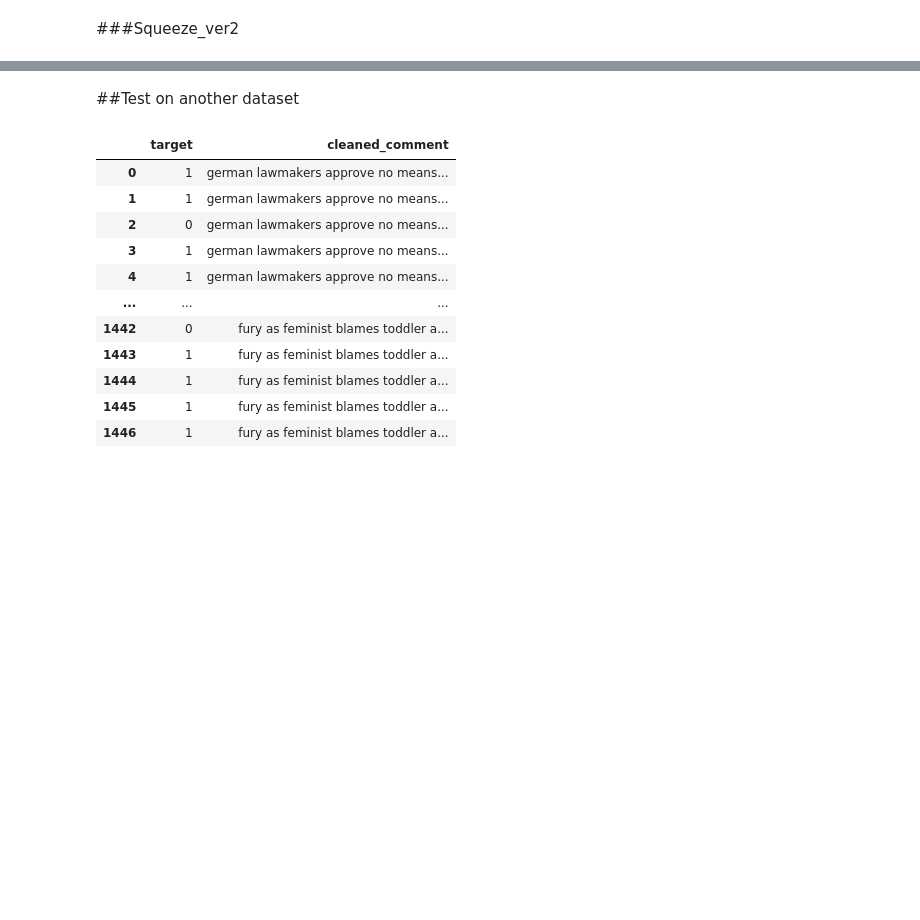
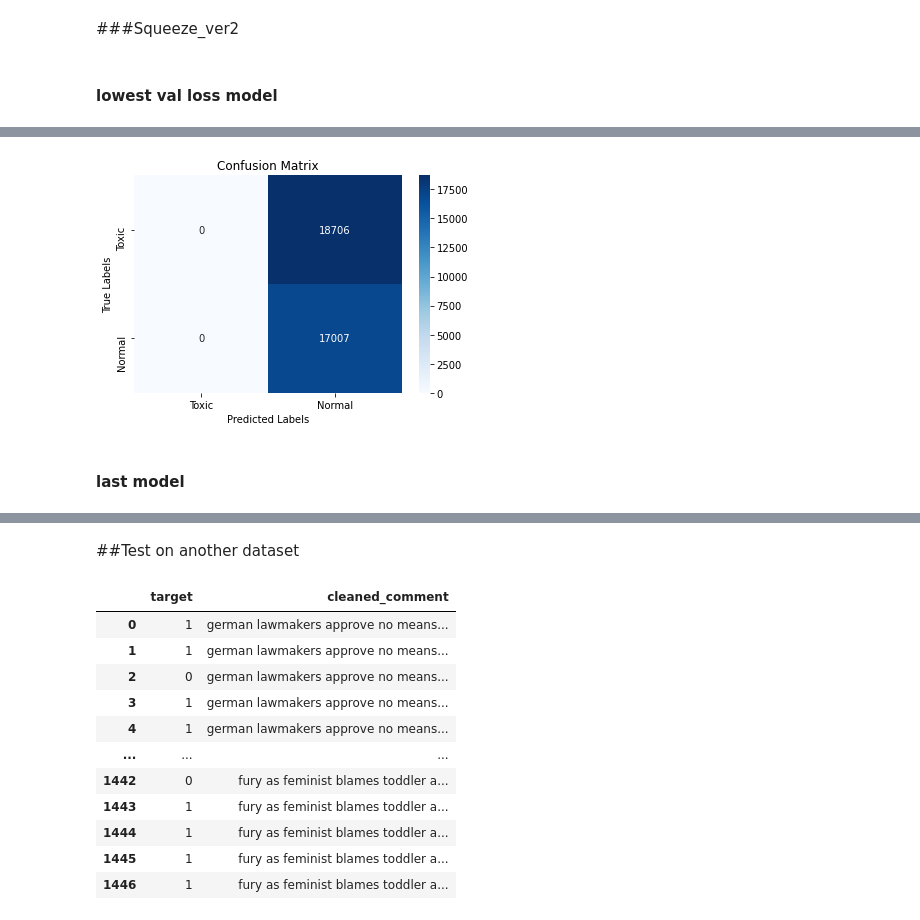
Before and after one commit to Gyeong-Hyeon/TOXIC_SPEECH_DETECTION, a Jupyter notebook: Modeling.ipynb, the cells around one changed output, grey strips where cells are left out. Drawn from its saved outputs; the diff is of its cells as text; code cells hidden in the pictures; blank space fills up the shorter version.

```diff
--- a/Modeling.ipynb
+++ b/Modeling.ipynb
@@ -711,0 +1041,7 @@ Test took: 0:03:08
+# %%
+model = SqueezeBertForSequenceClassification.from_pretrained('squeezebert/squeezebert-uncased', num_labels=2)
+state_dict = torch.load('/content/drive/MyDrive/finalproject/squeeze_ver1/E-4-VL-0.6932/pytorch_model.bin')
+model.load_state_dict(state_dict)
+
+device = xm.xla_device()
+model = model.to(device)
@@ -1214,3 +1349,5 @@ def torch_dataset(X,y):
 
 test = torch_dataset(X_test.map(encode), y_test)
 test_loader = DataLoader(test, shuffle=False, batch_size=16)
+# %% [markdown]
+#### lowest val loss model
@@ -1217,8 +1361,13 @@ test_loader = DataLoader(test, shuffle=False, batch_size=16)
 # %%
-import datetime
+import matplotlib.pyplot as plt
+from sklearn.metrics import accuracy_score, classification_report, confusion_matrix
+import seaborn as sns
 
 #시작 시간 설정
 t0 = time.time()
+
+y_pred = []
+y_true = []
 
 # 평가모드로 변경
 model.eval()
@@ -1241,16 +1390,17 @@ for step, batch in enumerate(test_loader):
     with torch.no_grad():
         # Forward 수행
         outputs = model(input_ids=batch[0],
-                token_type_ids= None,
-                attention_mask=batch[1])
-
+                        token_type_ids= None,
+                        attention_mask=batch[1])
 
     # 로스 구함
     logits = outputs[0]
 
     # CPU로 데이터 이동
     logits = logits.detach().cpu().numpy()
-    label_ids = batch[2].unsqueeze(0).to('cpu').numpy()
+    label_ids = batch[2].to('cpu').numpy()
+    y_pred.extend(torch.argmax(outputs[0], 1).tolist())
+    y_true.extend(batch[2].tolist())
 
     # 출력 로짓과 라벨을 비교하여 정확도 계산
     tmp_eval_accuracy = flat_accuracy(logits, label_ids)
@@ -1260,4 +1410,16 @@ for step, batch in enumerate(test_loader):
 print("")
 print("Accuracy: {0:.2f}".format(eval_accuracy/nb_eval_steps))
 print("Test took: {:}".format(format_time(time.time() - t0)))
+
+print('Classification Report:')
+print(classification_report(y_true, y_pred, labels=[1,0], digits=4))
+
+cm = confusion_matrix(y_true, y_pred, labels=[1,0])
+ax= plt.subplot()
+sns.heatmap(cm, annot=True, ax = ax, cmap='Blues', fmt="d")
+ax.set_title('Confusion Matrix')
+ax.set_xlabel('Predicted Labels')
+ax.set_ylabel('True Labels')
+ax.xaxis.set_ticklabels(['Toxic', 'Normal'])
+ax.yaxis.set_ticklabels(['Toxic', 'Normal']);
 # %% [output]
@@ -1280,0 +1443,3 @@ Test took: 0:07:55
+[figure, added]
+# %% [markdown]
+#### last model
```
Also changed, not shown: parts of 79 cells of this notebook.
